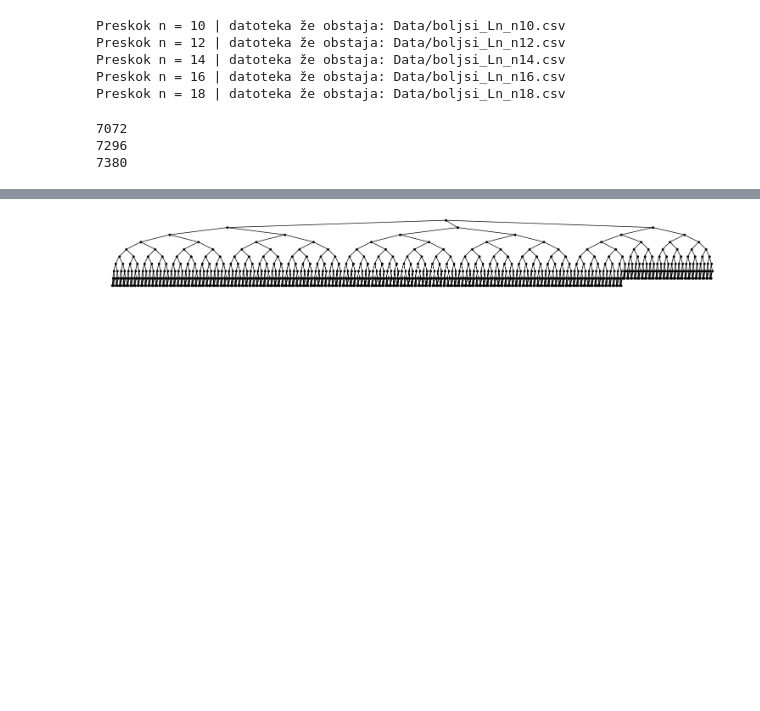
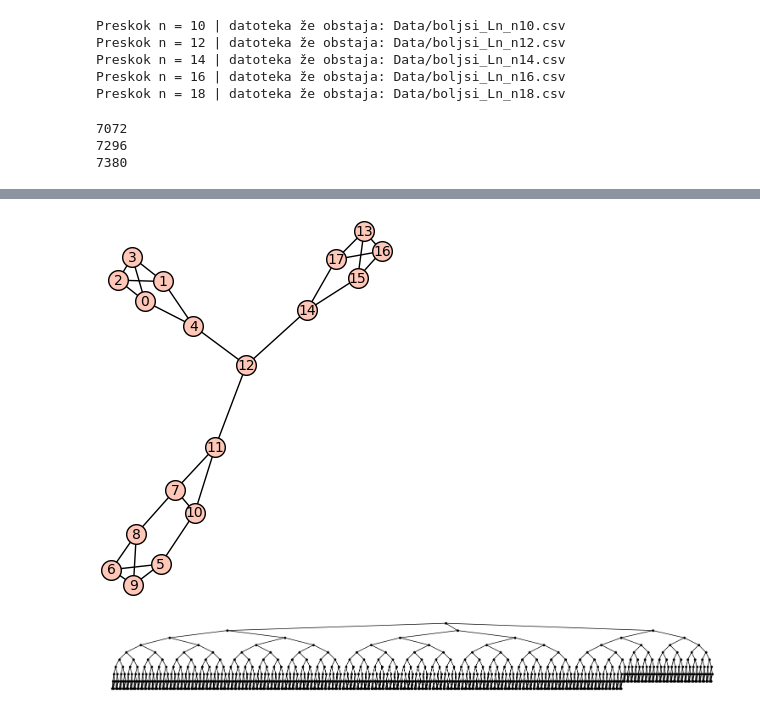
Before and after one commit to ZigaObradovic/FP_Group13, a Jupyter notebook: main.ipynb, the cells around one changed output, grey strips where cells are left out. Drawn from its saved outputs; the diff is of its cells as text; code cells hidden in the pictures; blank space fills up the shorter version.

```diff
--- a/main.ipynb
+++ b/main.ipynb
@@ -289,3 +327,8 @@ Zaključil n = 20 v času 00:00:11.097 | Best_E = 12816
+# %%
+for G in naj_grafi:
+    G.show()
+# %% [output]
+[figure, added]
 # %%
 for n in range(1000, 1007, 2):
     show_build_tree_tree_layout(n, root=0, figsize=[15,15])
```
Also changed, not shown: parts of 11 cells of this notebook, 2 other files.
